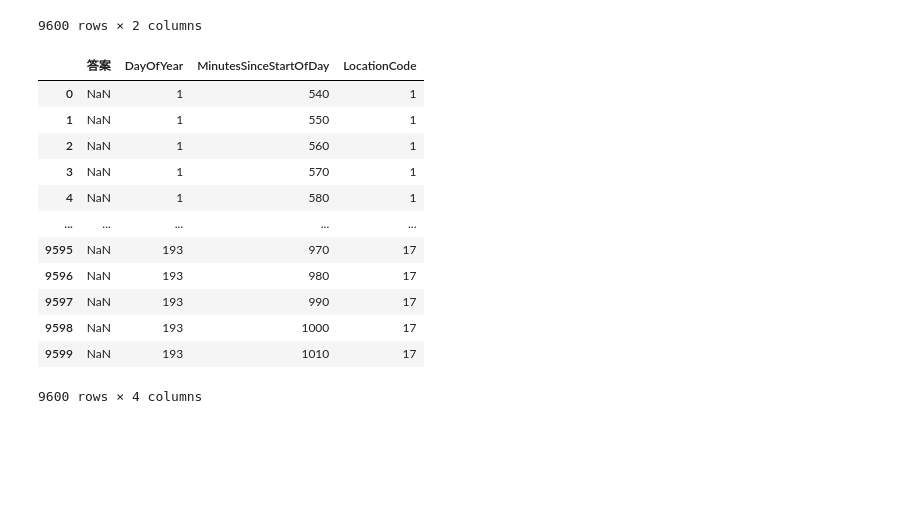
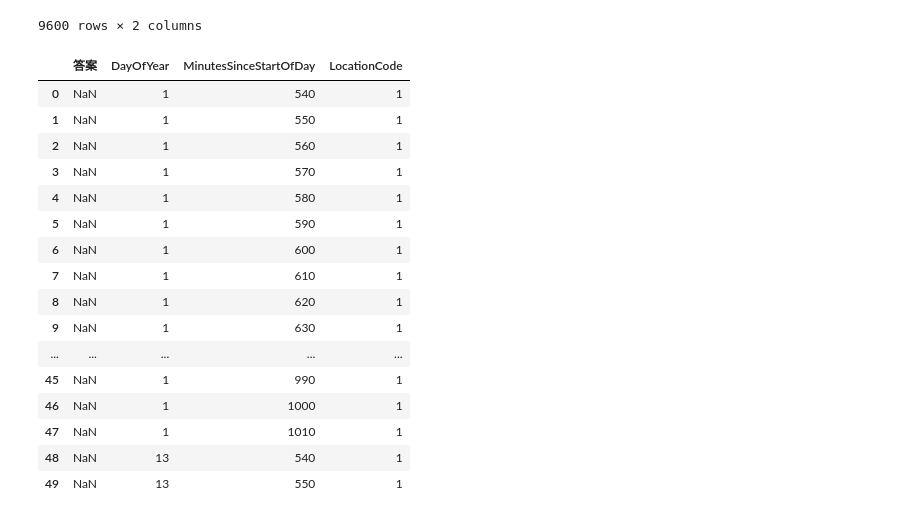
Before and after one commit to tsengcat/2024fall-ds-cp2-tseng, a Jupyter notebook: relative_model.ipynb, the cells around one changed output. Saved outputs shown, nothing was run; the diff lists cells and outputs as text; code cells hidden in the pictures; blank space fills up the shorter version.

```diff
--- a/relative_model.ipynb
+++ b/relative_model.ipynb
@@ -68,31 +68,35 @@ question
 # %%
 # 将 '序號' 列转换为字符串
 question['序號'] = question['序號'].astype(str)
 
 # 提取 DayOfYear, MinutesSinceStartOfDay 和 LocationCode
 question['DayOfYear'] = pd.to_datetime(question['序號'].str[:8], format='%Y%m%d').dt.dayofyear
 question['MinutesSinceStartOfDay'] = question['序號'].str[8:12].apply(lambda x: int(x[:2]) * 60 + int(x[2:4]))
 question['LocationCode'] = question['序號'].str[12:14].astype(int)
 
 # 删除原来的 '序號' 列
 question = question.drop(columns=['序號'])
 
 # 显示更新后的 DataFrame
-question
+question.head(50)
 # %% [output]
 |  | 答案 | DayOfYear | MinutesSinceStartOfDay | LocationCode |
 | 0 | NaN | 1 | 540 | 1 |
 | 1 | NaN | 1 | 550 | 1 |
 | 2 | NaN | 1 | 560 | 1 |
 | 3 | NaN | 1 | 570 | 1 |
 | 4 | NaN | 1 | 580 | 1 |
+| 5 | NaN | 1 | 590 | 1 |
+| 6 | NaN | 1 | 600 | 1 |
+| 7 | NaN | 1 | 610 | 1 |
+| 8 | NaN | 1 | 620 | 1 |
+| 9 | NaN | 1 | 630 | 1 |
 | ... | ... | ... | ... | ... |
-| 9595 | NaN | 193 | 970 | 17 |
-| 9596 | NaN | 193 | 980 | 17 |
-| 9597 | NaN | 193 | 990 | 17 |
-| 9598 | NaN | 193 | 1000 | 17 |
-| 9599 | NaN | 193 | 1010 | 17 |
+| 45 | NaN | 1 | 990 | 1 |
+| 46 | NaN | 1 | 1000 | 1 |
+| 47 | NaN | 1 | 1010 | 1 |
+| 48 | NaN | 13 | 540 | 1 |
+| 49 | NaN | 13 | 550 | 1 |
-9600 rows × 4 columns
 # %%
 # 获取 question 的第 0 行数据
 row = question.iloc[0]
```
Also changed, not shown: parts of 6 cells of this notebook.
